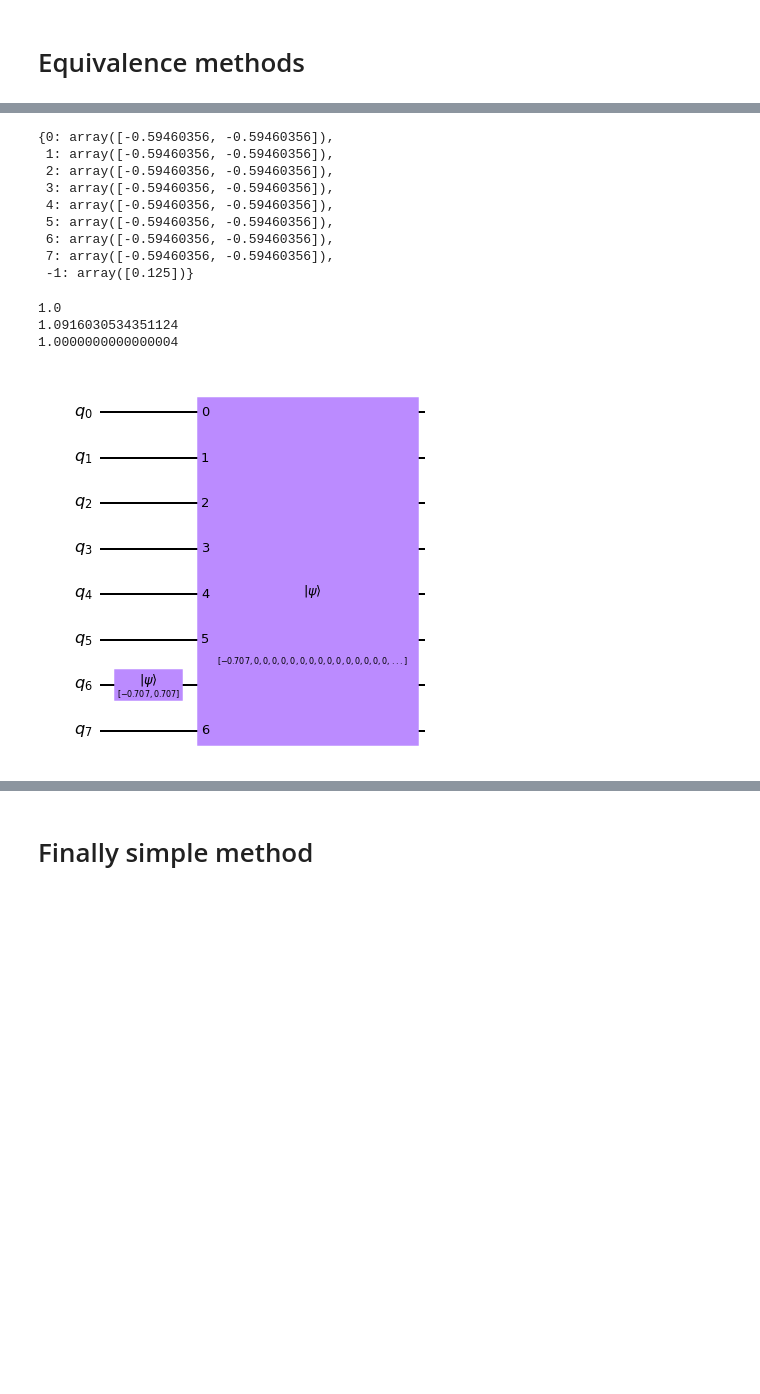
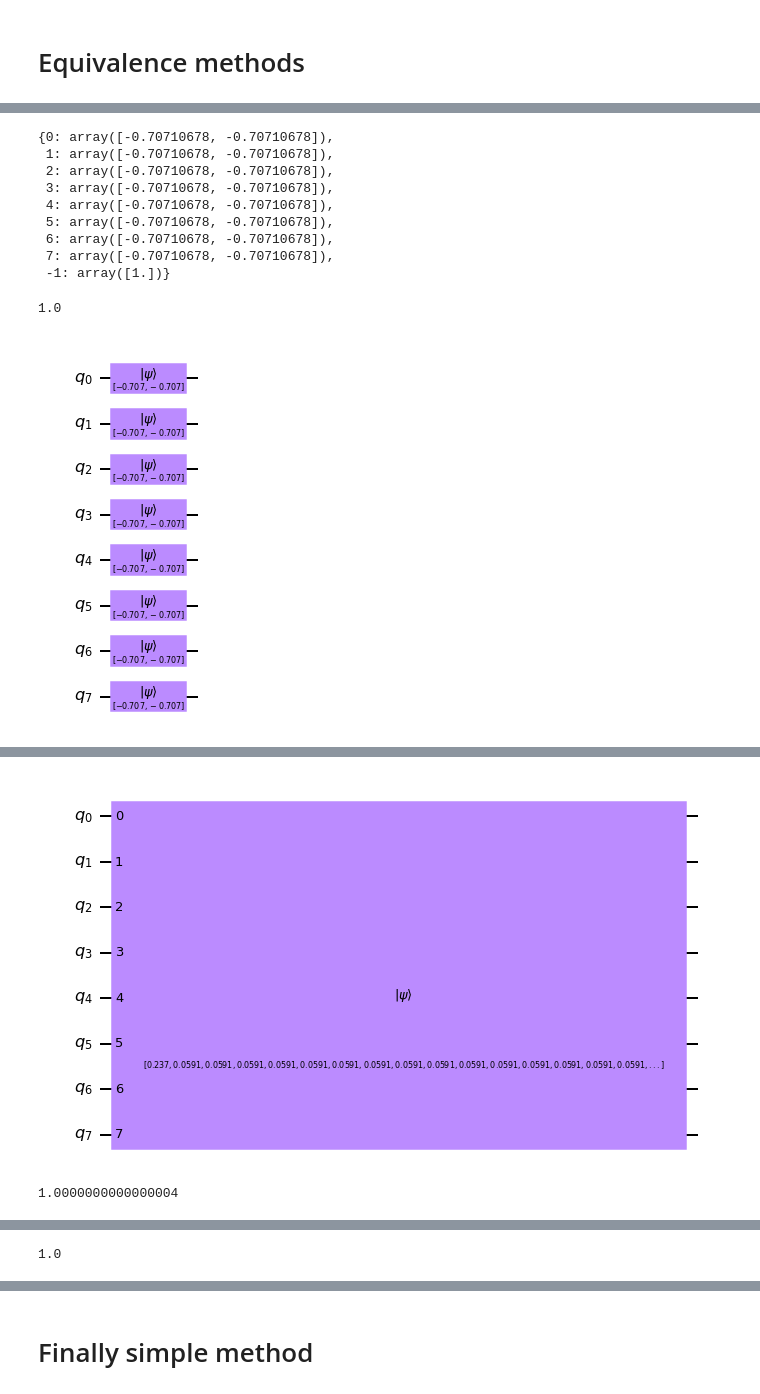
Before and after one commit to IUCVLab/approx-q-state, a Jupyter notebook: playground/09 decompositions method.ipynb, the cells around one changed output, grey strips where cells are left out. Saved outputs shown, nothing was run; the diff lists cells and outputs as text; code cells hidden in the pictures; blank space fills up the shorter version.

Commit message:
Plots and updates

```diff
--- a/playground/09 decompositions method.ipynb
+++ b/playground/09 decompositions method.ipynb
@@ -11,7 +11,7 @@ from qiskit.quantum_info import Statevector
 backend = AerSimulator()
 
 def to_state(vector):
-    return vector / sum(abs(vector)) ** .5
+    return vector / sum(abs(vector) ** 2) ** .5
 
 def to_tensor(vector):
     n = int(np.log2(vector.size))
@@ -201,30 +201,32 @@ report_test_tensor(randomstate, "Random")
 # %%
 initialize_with_leg_cut(to_tensor(disent), 0.001)
 # %% [output]
-{0: array([-0.59460356, -0.59460356]),
- 1: array([-0.59460356, -0.59460356]),
- 2: array([-0.59460356, -0.59460356]),
- 3: array([-0.59460356, -0.59460356]),
- 4: array([-0.59460356, -0.59460356]),
- 5: array([-0.59460356, -0.59460356]),
- 6: array([-0.59460356, -0.59460356]),
- 7: array([-0.59460356, -0.59460356]),
- -1: array([0.125])}
+{0: array([-0.70710678, -0.70710678]),
+ 1: array([-0.70710678, -0.70710678]),
+ 2: array([-0.70710678, -0.70710678]),
+ 3: array([-0.70710678, -0.70710678]),
+ 4: array([-0.70710678, -0.70710678]),
+ 5: array([-0.70710678, -0.70710678]),
+ 6: array([-0.70710678, -0.70710678]),
+ 7: array([-0.70710678, -0.70710678]),
+ -1: array([1.])}
 # %%
 qc = get_leg_cut_circuit(disent, 0.001)
 print(compare_circuit_to_state(qc, disent))
+display(qc.draw(output='mpl'))
 
 qc = get_leg_cut_circuit(fully, 0.001)
 print(compare_circuit_to_state(qc, fully))
+display(qc.draw(output='mpl'))
+
 
 qc = get_leg_cut_circuit(one_vs_all, 0.001)
 print(compare_circuit_to_state(qc, one_vs_all))
 display(qc.draw(output='mpl'))
 
 qc = get_leg_cut_circuit(two_vs_all, 0.001)
 print(compare_circuit_to_state(qc, two_vs_all))
+display(qc.draw(output='mpl'))
 # %% [output]
 1.0
-1.0916030534351124
-1.0000000000000004
-[figure, old version]
+[figure, new version]
@@ -231,0 +234,2 @@ print(compare_circuit_to_state(qc, two_vs_all))
+[figure, added]
+1.0000000000000004
@@ -231,0 +237 @@ print(compare_circuit_to_state(qc, two_vs_all))
+1.0
```
Also changed, not shown: parts of 4 cells of this notebook, 2 other files.
